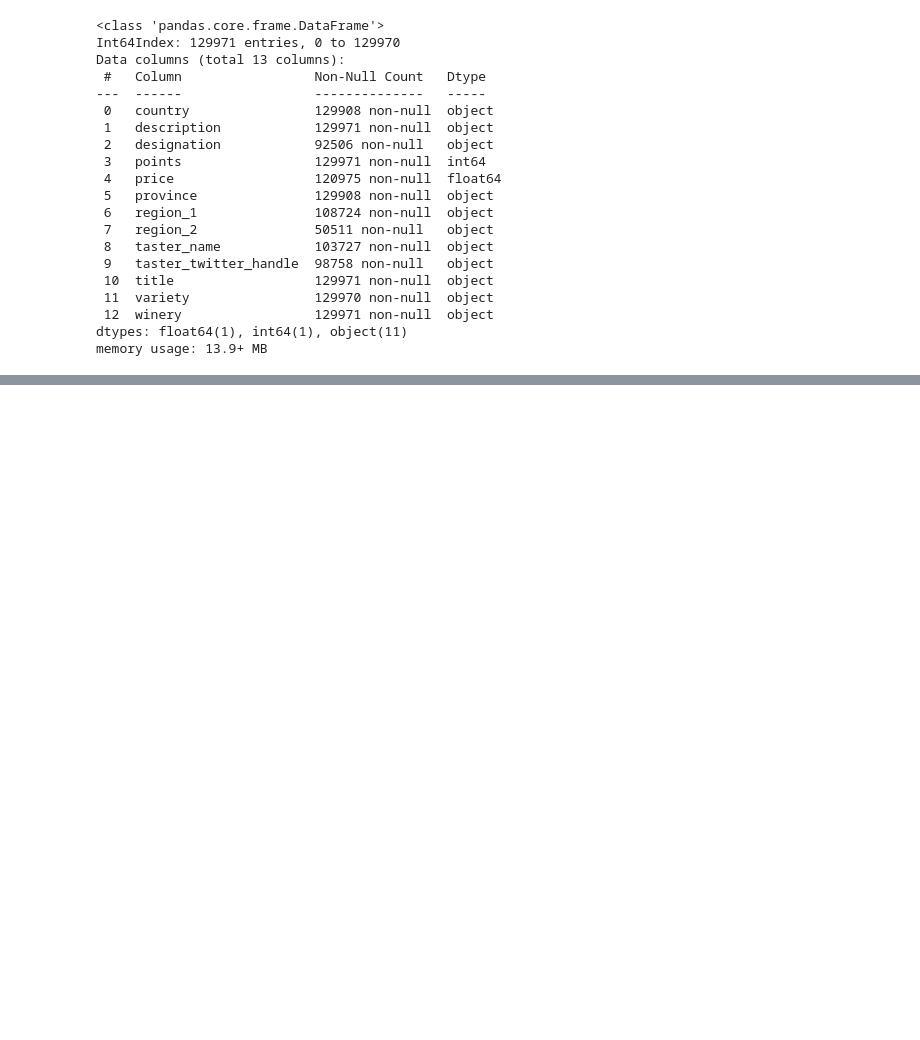
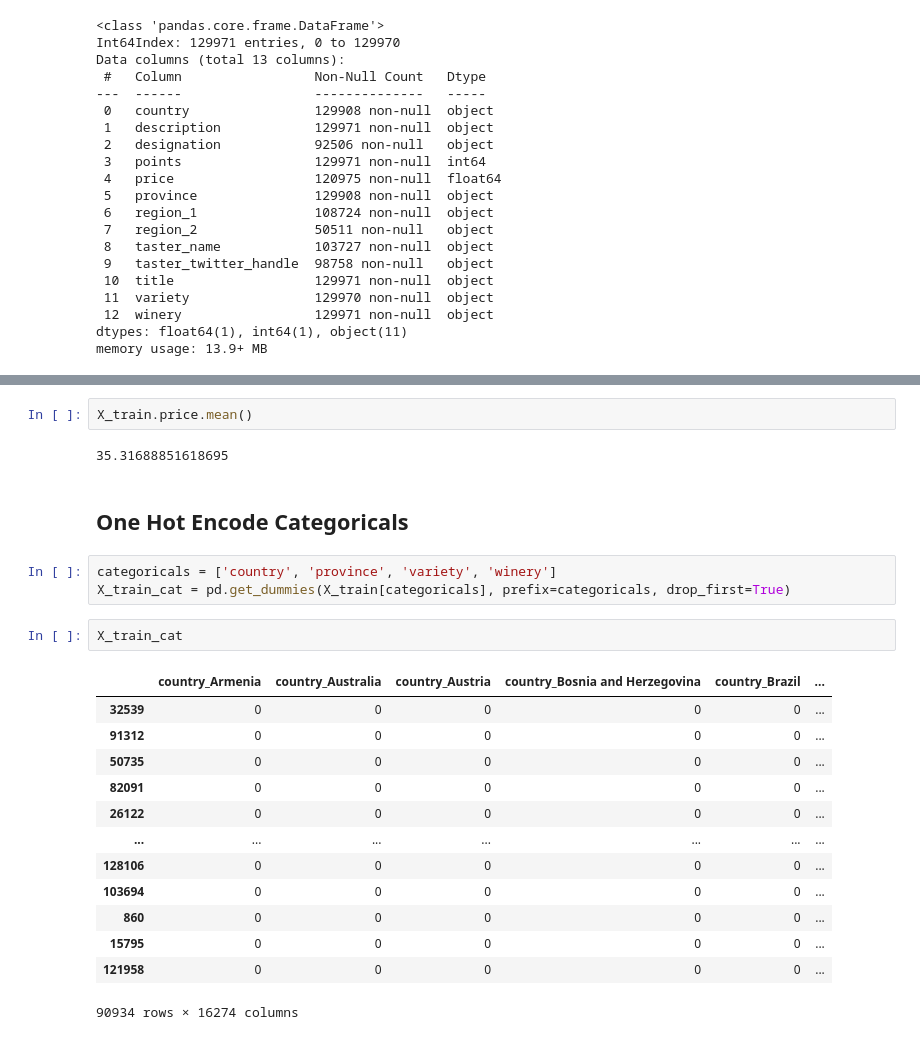
Before and after one commit to elizabeth524/Capstone-Project, a Jupyter notebook: Wine-Reviews-NLP.ipynb, the cells around one changed output, grey strips where cells are left out. Saved outputs shown, nothing was run; the diff lists cells and outputs as text; blank space fills up the shorter version.

```diff
--- a/Wine-Reviews-NLP.ipynb
+++ b/Wine-Reviews-NLP.ipynb
@@ -36,0 +182,25 @@ memory usage: 13.9+ MB
+# %%
+X_train.price.mean()
+# %% [output]
+35.31688851618695
+# %% [markdown]
+## One Hot Encode Categoricals
+# %%
+categoricals = ['country', 'province', 'variety', 'winery']
+X_train_cat = pd.get_dummies(X_train[categoricals], prefix=categoricals, drop_first=True)
+# %%
+X_train_cat
+# %% [output]
+|  | country_Armenia | country_Australia | country_Austria | country_Bosnia and Herzegovina | country_Brazil | ... |
+| 32539 | 0 | 0 | 0 | 0 | 0 | ... |
+| 91312 | 0 | 0 | 0 | 0 | 0 | ... |
+| 50735 | 0 | 0 | 0 | 0 | 0 | ... |
+| 82091 | 0 | 0 | 0 | 0 | 0 | ... |
+| 26122 | 0 | 0 | 0 | 0 | 0 | ... |
+| ... | ... | ... | ... | ... | ... | ... |
+| 128106 | 0 | 0 | 0 | 0 | 0 | ... |
+| 103694 | 0 | 0 | 0 | 0 | 0 | ... |
+| 860 | 0 | 0 | 0 | 0 | 0 | ... |
+| 15795 | 0 | 0 | 0 | 0 | 0 | ... |
+| 121958 | 0 | 0 | 0 | 0 | 0 | ... |
+90934 rows × 16274 columns
```
Also changed, not shown: parts of 33 cells of this notebook.
